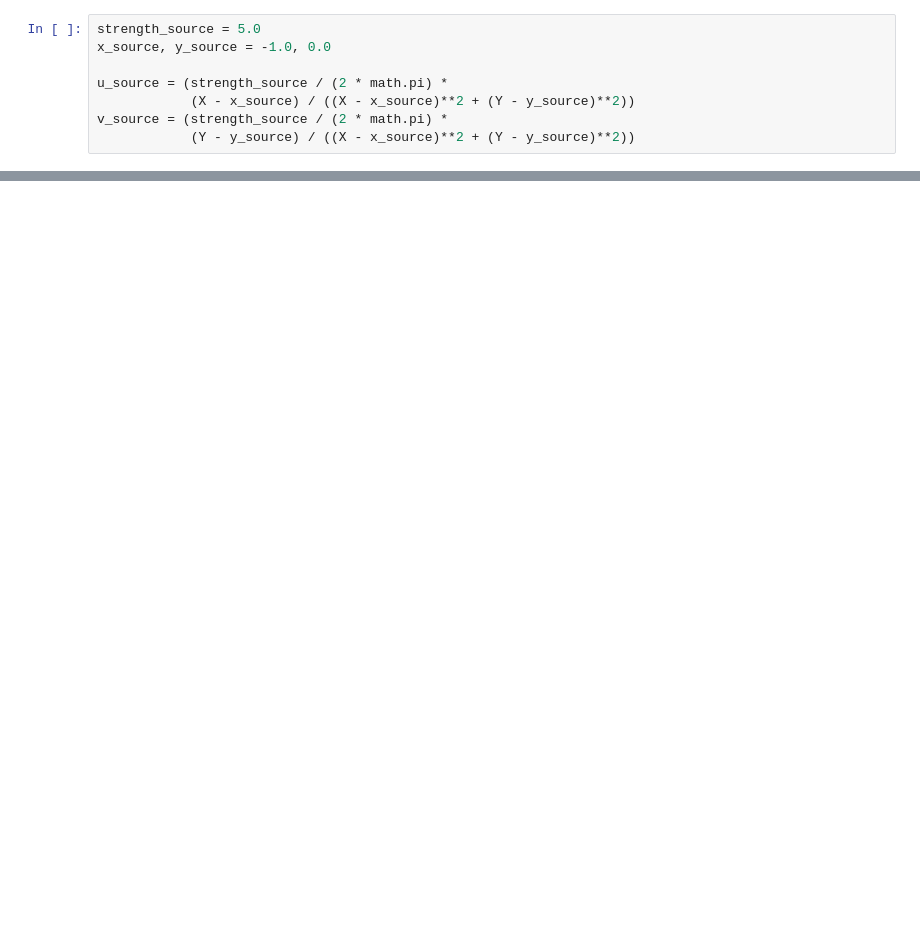
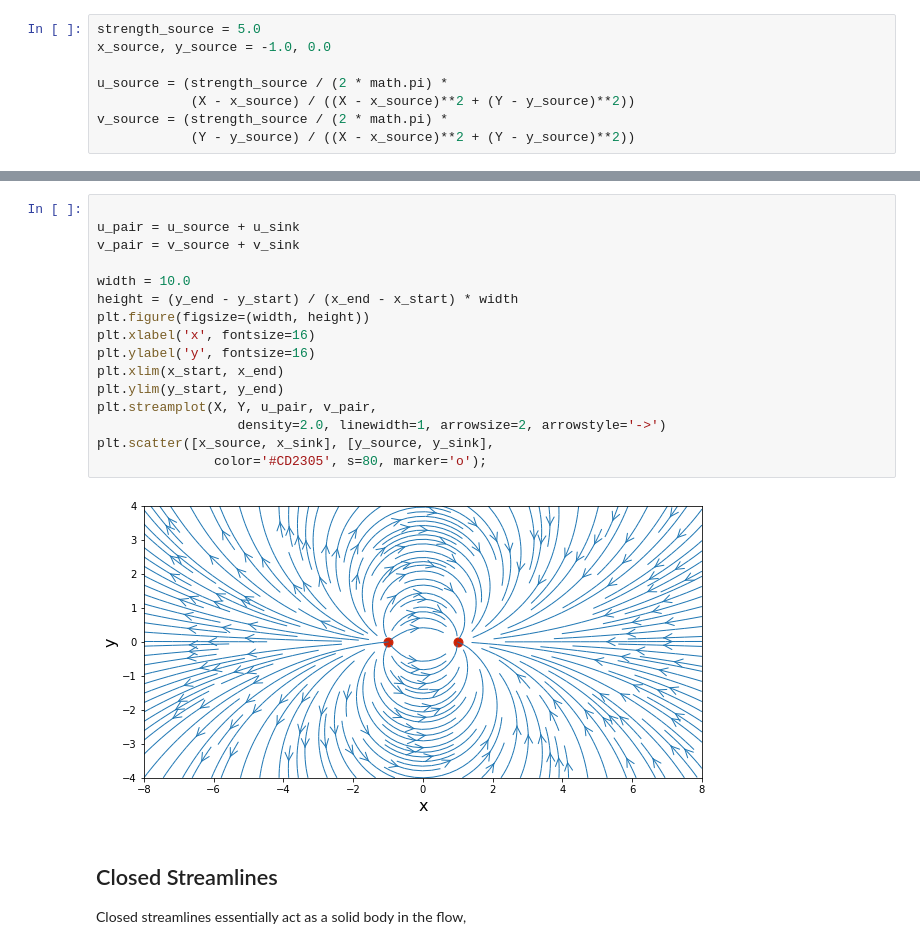
Before and after one commit to ckennedy17/mae6226, a Jupyter notebook: Class_3_Source_Sink.ipynb, the cells around one changed output, grey strips where cells are left out. Cells and saved outputs as stored; diff of their text form; blank space fills up the shorter version.

```diff
--- a/Class_3_Source_Sink.ipynb
+++ b/Class_3_Source_Sink.ipynb
@@ -69,0 +92,21 @@ plt.scatter(x_source, y_source,
+# %%
+
+u_pair = u_source + u_sink
+v_pair = v_source + v_sink
+
+width = 10.0
+height = (y_end - y_start) / (x_end - x_start) * width
+plt.figure(figsize=(width, height))
+plt.xlabel('x', fontsize=16)
+plt.ylabel('y', fontsize=16)
+plt.xlim(x_start, x_end)
+plt.ylim(y_start, y_end)
+plt.streamplot(X, Y, u_pair, v_pair,
+                  density=2.0, linewidth=1, arrowsize=2, arrowstyle='->')
+plt.scatter([x_source, x_sink], [y_source, y_sink],
+               color='#CD2305', s=80, marker='o');
+# %% [output]
+[figure, added]
+# %% [markdown]
+## Closed Streamlines
+Closed streamlines essentially act as a solid body in the flow,
```
Also changed, not shown: parts of 9 cells of this notebook, 4 other files.
